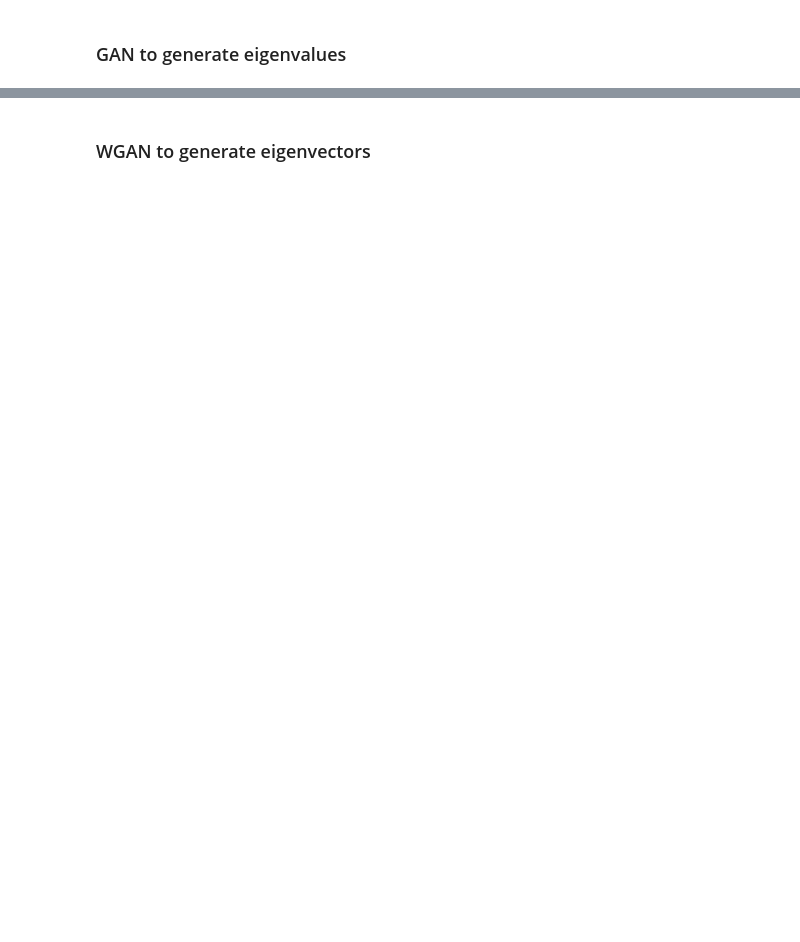
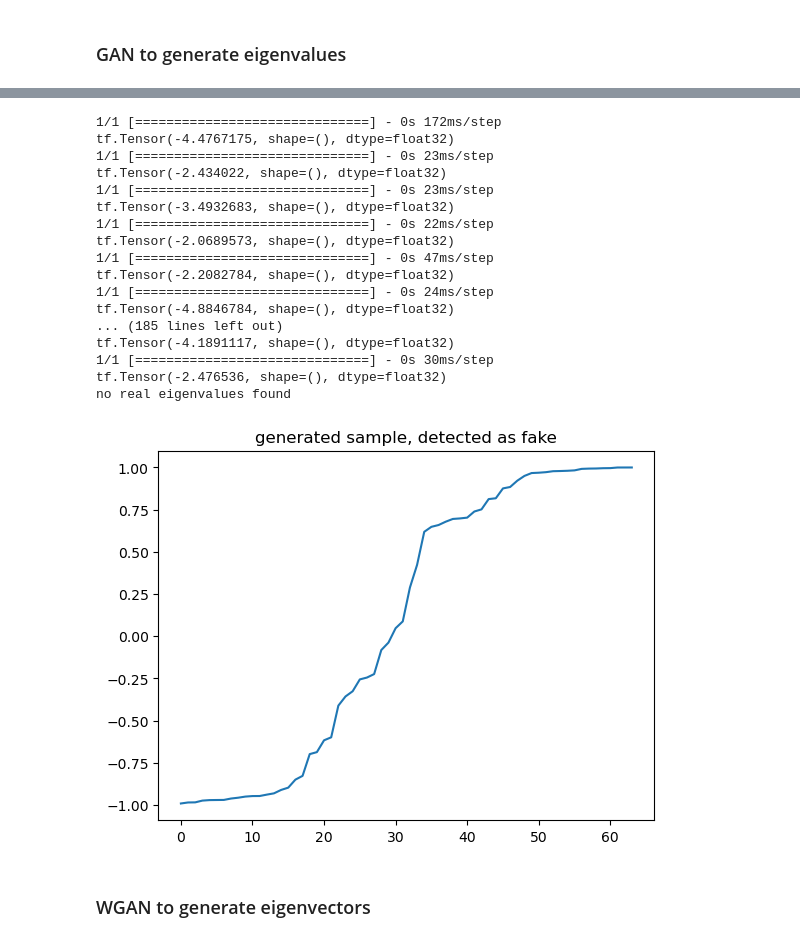
Before and after one commit to raskharkapakh/Master-Arbeit, a Jupyter notebook: python_files/GAN2/notebook2.ipynb, the cells around one changed output, grey strips where cells are left out. Saved outputs shown, nothing was run; the diff lists cells and outputs as text; code cells hidden in the pictures; blank space fills up the shorter version.

```diff
--- a/python_files/GAN2/notebook2.ipynb
+++ b/python_files/GAN2/notebook2.ipynb
@@ -31,3 +105,32 @@ plt.plot(s)
+# %%
+# Plotting sampled eigenvalues
+is_real, sample = evals_dcgan.get_evals()
+
+if is_real:
+    plt.title("generated sample, detected as real")
+    plt.plot(np.sort(np.array(sample)[0]))
+else:
+    plt.title("generated sample, detected as fake")
+    plt.plot(np.sort(np.array(sample)[0]))
+# %% [output]
+1/1 [==============================] - 0s 172ms/step
+tf.Tensor(-4.4767175, shape=(), dtype=float32)
+1/1 [==============================] - 0s 23ms/step
+tf.Tensor(-2.434022, shape=(), dtype=float32)
+1/1 [==============================] - 0s 23ms/step
+tf.Tensor(-3.4932683, shape=(), dtype=float32)
+1/1 [==============================] - 0s 22ms/step
+tf.Tensor(-2.0689573, shape=(), dtype=float32)
+1/1 [==============================] - 0s 47ms/step
+tf.Tensor(-2.2082784, shape=(), dtype=float32)
+1/1 [==============================] - 0s 24ms/step
+tf.Tensor(-4.8846784, shape=(), dtype=float32)
+... (185 lines left out)
+tf.Tensor(-4.1891117, shape=(), dtype=float32)
+1/1 [==============================] - 0s 30ms/step
+tf.Tensor(-2.476536, shape=(), dtype=float32)
+no real eigenvalues found
+[figure, added]
 # %% [markdown]
 ### WGAN to generate eigenvectors
 # %%
```
Also changed, not shown: parts of 13 cells of this notebook, 30 other files.
